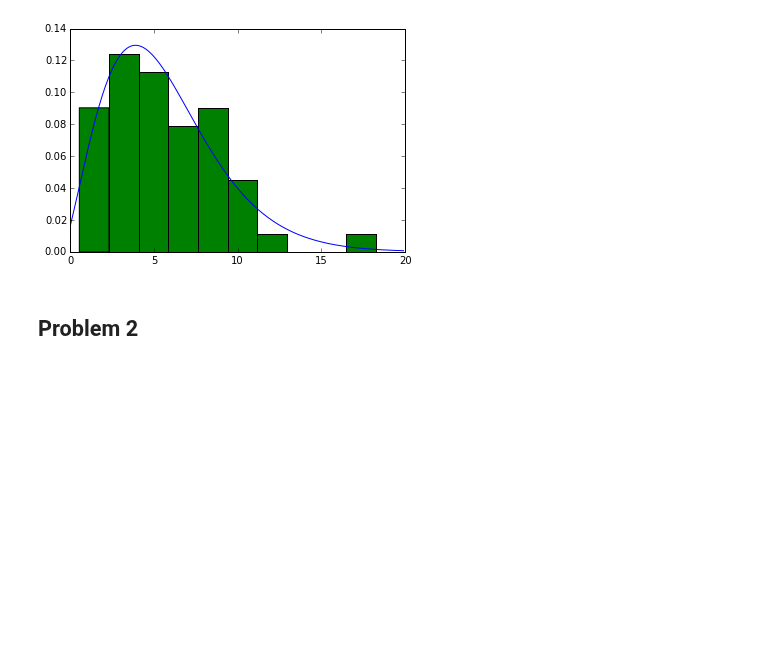
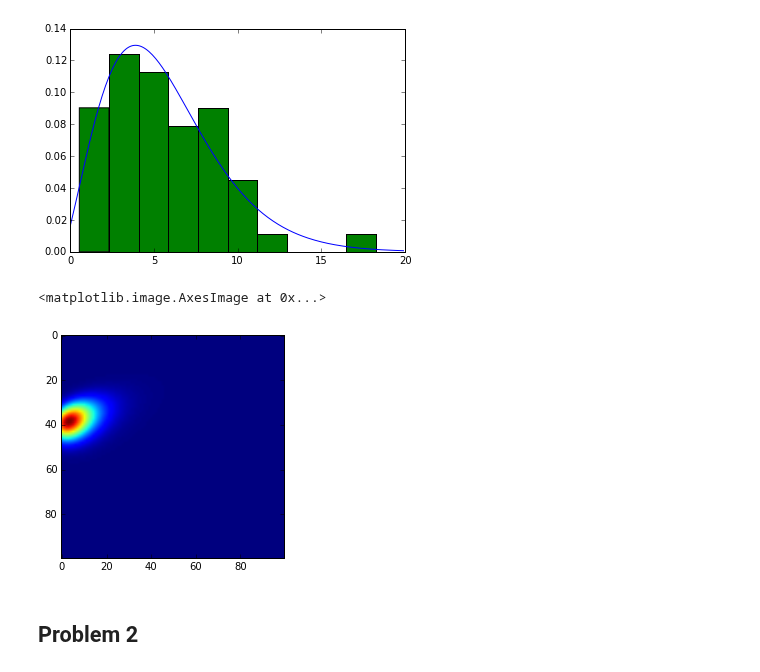
Before and after one commit to mbuchove/notebook-wurk-b, a Jupyter notebook: stats/astro283_hw6.ipynb, the cells around one changed output. Cells and saved outputs as stored; diff of their text form; code cells hidden in the pictures; blank space fills up the shorter version.

```diff
--- a/stats/astro283_hw6.ipynb
+++ b/stats/astro283_hw6.ipynb
@@ -40,6 +40,11 @@ pyplot.hist(v_arr)
 def Rice_dist(x, alpha, beta):
     """the pdf of the Rice distribution"""
     return (1/alpha)*np.exp((x+beta)/(-alpha))*special.iv(0, 2*np.sqrt(x*beta)/alpha)
+# %%
+def Rice_dist_n(x, alpha, beta):
+    condlist = [ x>0 ]
+    choicelist = [ (1/alpha)*np.exp((x+beta)/(-alpha))*special.iv(0, 2*np.sqrt(x*beta)/alpha) ]
+    return np.select(condlist, choicelist, default=0.0)
 # %%
 def neg_likelihood(params, value_array, function):
     """the opposite of the likelihood function for a set of independent values for a given \\
@@ -71,9 +78,20 @@ pyplot.hist(v_arr, normed=True)
  <a list of 10 Patch objects>)
 [figure]
 # %%
-alpha_range = np.linspace(0., 5., 100)
-beta_range = np.linspace(0., 10., 100)
-alpha_rav, beta_rav =
+# define a mesh grid for parameter space plot
+alpha_range = np.linspace(1., 5., 100)
+beta_range = np.linspace(1., 10., 100)
+alpha_arr, beta_arr = np.meshgrid(alpha_range, beta_range)
+#alpha_rav = alpha_rav.ravel()
+#beta_rav = beta_rav.ravel()
+# %%
+# positive likelihood values for Rice distribution!
+Rice_arr = -neg_likelihood((alpha_arr, beta_arr), v_arr, Rice_dist_n)
+# %%
+pyplot.imshow(Rice_arr)
+# %% [output]
+<matplotlib.image.AxesImage at 0x...>
+[figure, added]
 # %% [markdown]
 <h2> Problem 2 </h2>
 # %%
```
Also changed, not shown: parts of 8 cells of this notebook, 1 other file.
